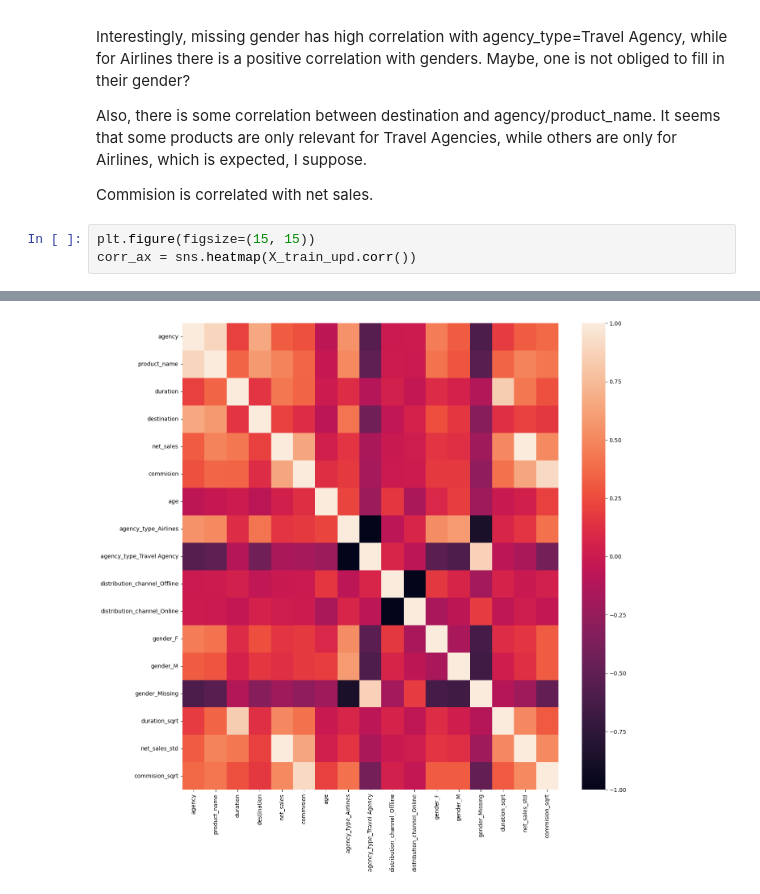
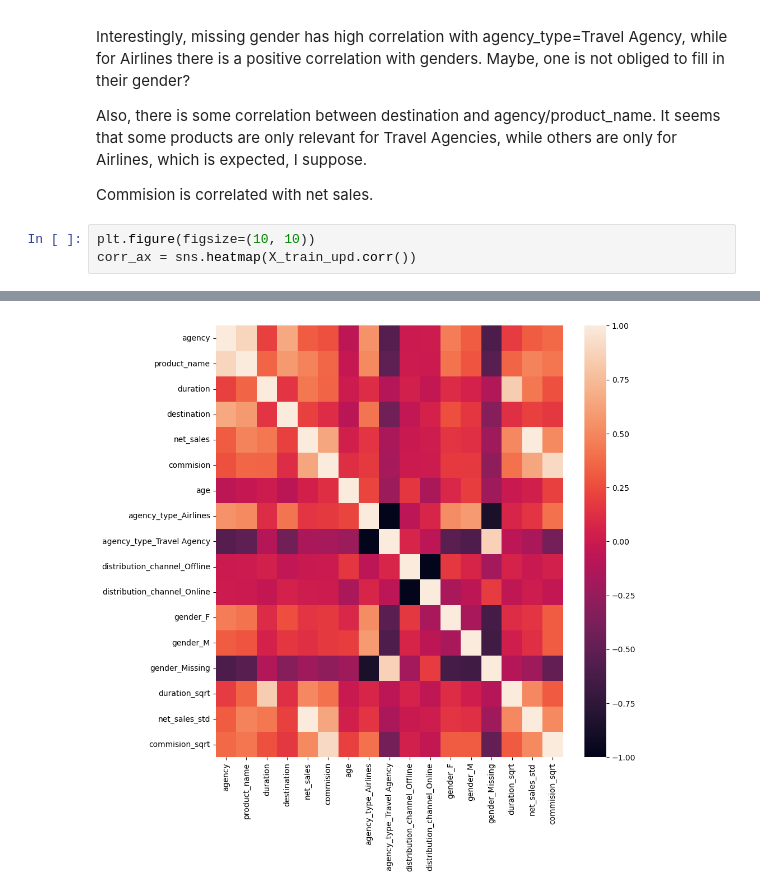
Before and after one commit to AndreiShelest/ML_travel_insurance, a Jupyter notebook: notebooks/eda.ipynb, the cells around one changed output, grey strips where cells are left out. Saved outputs shown, nothing was run; the diff lists cells and outputs as text.

```diff
--- a/notebooks/eda.ipynb
+++ b/notebooks/eda.ipynb
@@ -351,8 +358,8 @@ Also, there is some correlation between destination and agency/product_name. It
 
 Commision is correlated with net sales.
 # %%
-plt.figure(figsize=(15, 15))
+plt.figure(figsize=(10, 10))
 corr_ax = sns.heatmap(X_train_upd.corr())
 # %% [output]
 [interactive output not drawn]
-[figure, old version]
+[figure, new version]
```
Also changed, not shown: parts of 12 cells of this notebook, 4 other files.
